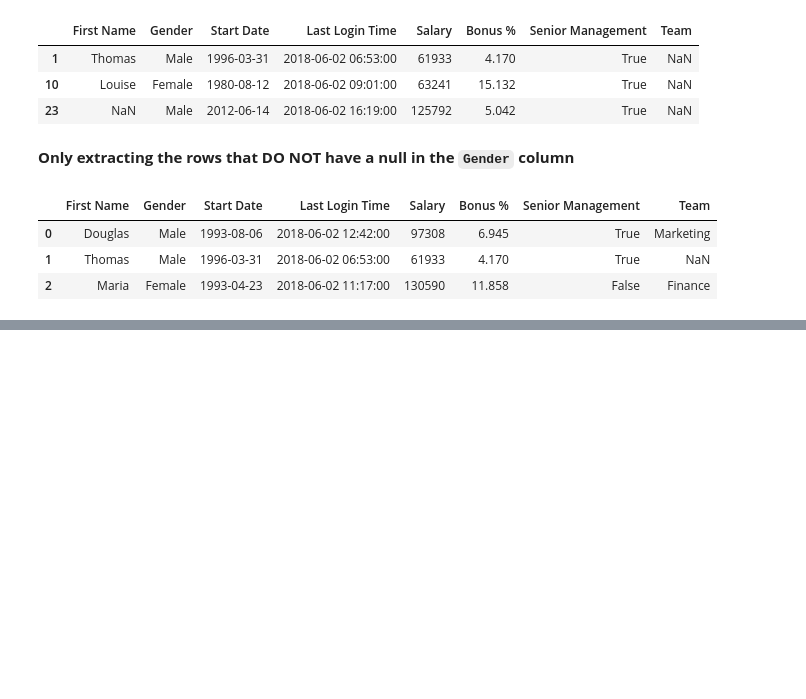
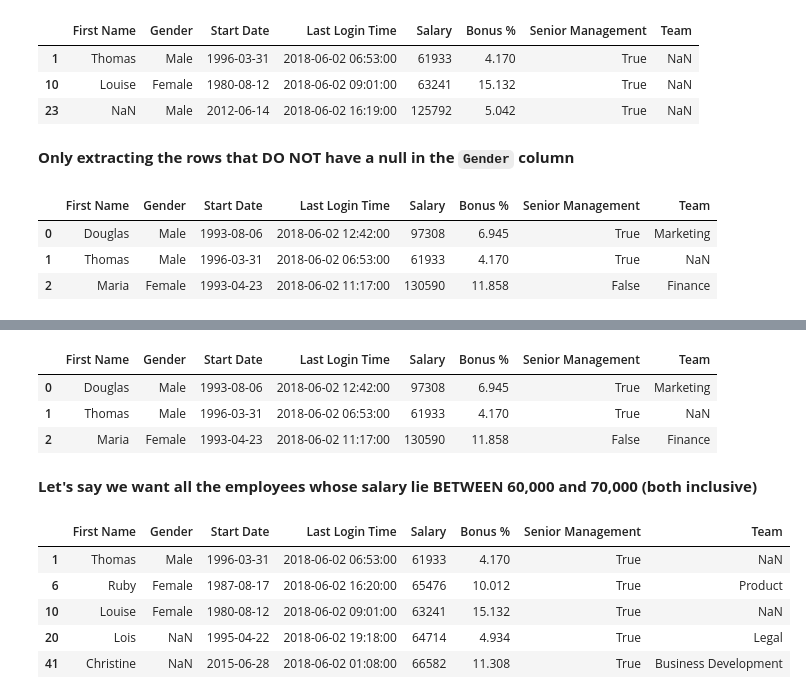
Before and after one commit to pratikgujral/learn-data-analysis, a Jupyter notebook: DataFrame.ipynb, the cells around one changed output, grey strips where cells are left out. Cells and saved outputs as stored; diff of their text form; code cells hidden in the pictures; blank space fills up the shorter version.

```diff
--- a/DataFrame.ipynb
+++ b/DataFrame.ipynb
@@ -804,0 +809,22 @@ df[ df['Gender'].notnull() ].head(3)
+# %%
+df = pd.read_csv('pandas/employees.csv', parse_dates=['Start Date', 'Last Login Time'])
+df['Gender'] = df['Gender'].astype('category')
+df['Senior Management'] = df['Senior Management'].astype('bool')
+df.head(3)
+# %% [output]
+|  | First Name | Gender | Start Date | Last Login Time | Salary | Bonus % | Senior Management | Team |
+| 0 | Douglas | Male | 1993-08-06 | 2018-06-02 12:42:00 | 97308 | 6.945 | True | Marketing |
+| 1 | Thomas | Male | 1996-03-31 | 2018-06-02 06:53:00 | 61933 | 4.170 | True | NaN |
+| 2 | Maria | Female | 1993-04-23 | 2018-06-02 11:17:00 | 130590 | 11.858 | False | Finance |
+# %% [markdown]
+**Let's say we want all the employees whose salary lie BETWEEN 60,000 and 70,000 (both inclusive)**
+# %%
+mask = df['Salary'].between(60000,70000)
+df[mask].head(5)
+# %% [output]
+|  | First Name | Gender | Start Date | Last Login Time | Salary | Bonus % | Senior Management | Team |
+| 1 | Thomas | Male | 1996-03-31 | 2018-06-02 06:53:00 | 61933 | 4.170 | True | NaN |
+| 6 | Ruby | Female | 1987-08-17 | 2018-06-02 16:20:00 | 65476 | 10.012 | True | Product |
+| 10 | Louise | Female | 1980-08-12 | 2018-06-02 09:01:00 | 63241 | 15.132 | True | NaN |
+| 20 | Lois | NaN | 1995-04-22 | 2018-06-02 19:18:00 | 64714 | 4.934 | True | Legal |
+| 41 | Christine | NaN | 2015-06-28 | 2018-06-02 01:08:00 | 66582 | 11.308 | True | Business Development |
```
Also changed, not shown: parts of 26 cells of this notebook.
